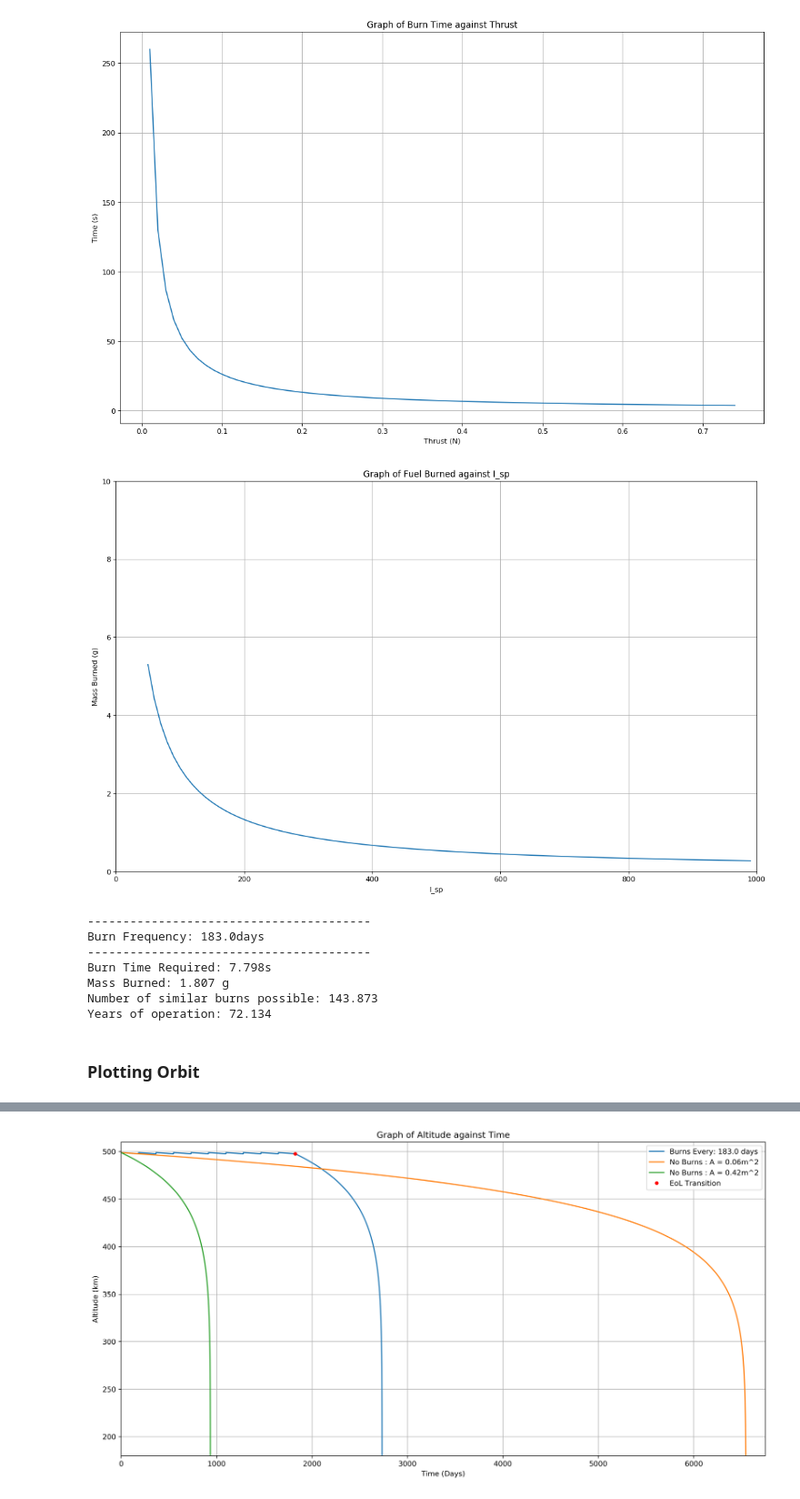
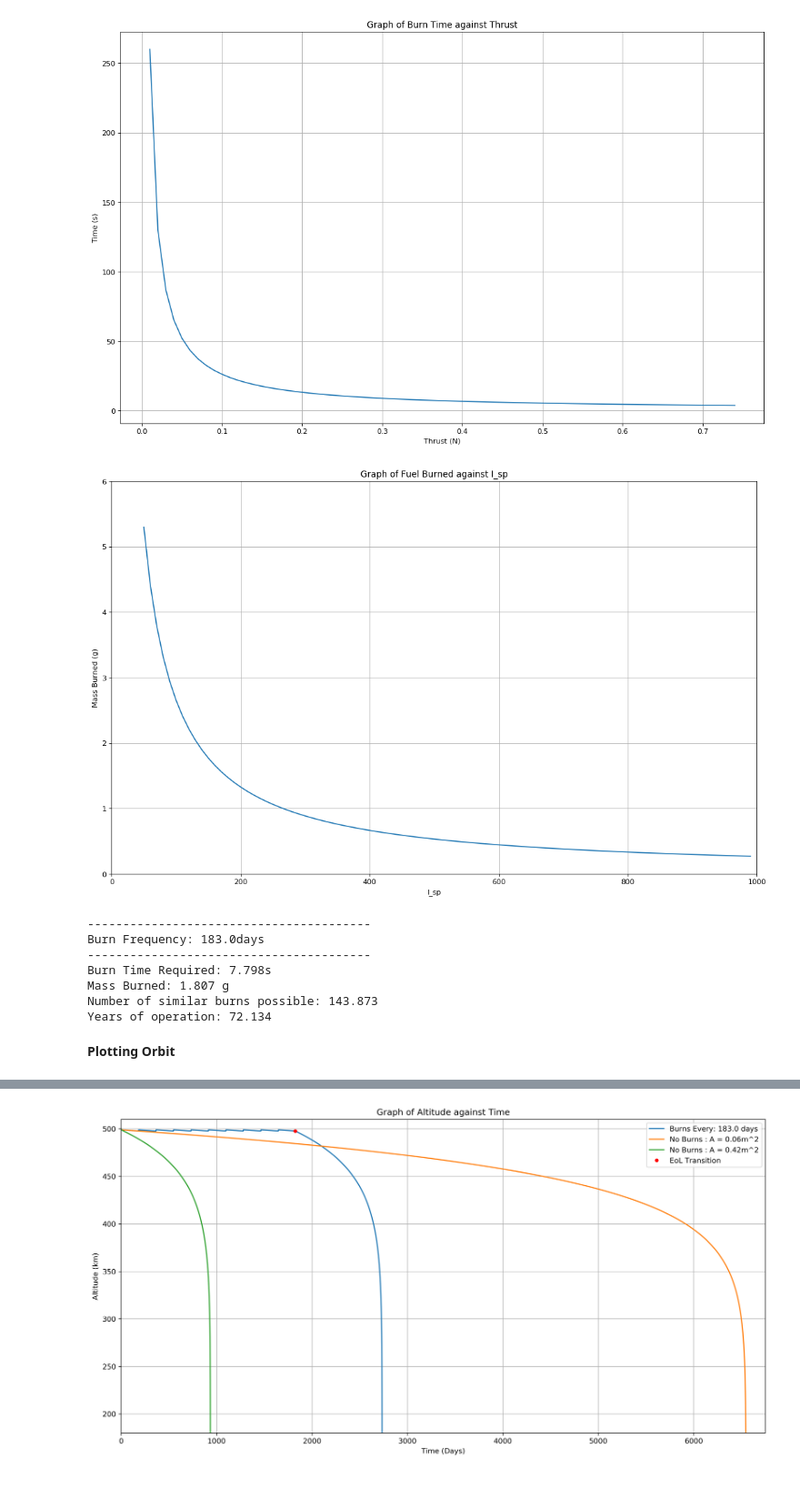
Before and after one commit to dkelsh/conceptual_aerospace_systems_design, a Jupyter notebook: orbitAnalysis.ipynb, the cells around one changed output, grey strips where cells are left out. Shown at 91% size. Drawn from its saved outputs; the diff is of its cells as text; code cells hidden in the pictures.

```diff
--- a/orbitAnalysis.ipynb
+++ b/orbitAnalysis.ipynb
@@ -45,29 +45,23 @@ def orbitDecay(H=500, M=6, A=area, F10=70, Ap=10):
     H1 = 10
     H2 = H
     R = Re + H * 1000
-    P = 2 * math.pi * math.sqrt(R * R * R / Me / G)
+    P = 2 * math.pi * math.sqrt(R ** 3 / Me / G)
 
     # Iterative Numerical Scheme
     while H > 180:
         SH = (900 + 2.5 * (F10 - 70) + 1.5 * Ap) / (27 - 0.012 * (H - 200))
         DN = 6e-10 * math.exp(-(H - 175) / SH)
-        dP = 3 * math.pi * A / M * R * DN * D9
-
-        if H <= H2:
-            Pm = P / 60
-            MM = 1440 / Pm
-            nMM = 1440 / ((P - dP)) / 60
-            H2 = H2 - H1
+        dP = 3 * math.pi * (A / M) * R * DN * D9
 
         P = P - dP
         T = T + dT
-        R = (G * Me * P * P / 4 / math.pi / math.pi) ** .33333
+        R = (G * Me * P ** 2 / 4 / math.pi ** 2) ** .33333
         H = (R - Re) / 1000
 
         time.append(T)
         height.append(H)
 
-#         time.insert(0, 0)
-#         height.insert(0, input_H)
+        time.insert(0, 0)
+        height.insert(0, input_H)
 
     return time, height
@@ -185,22 +233,20 @@ plt.show()
 # %%
-thrust = 500E-3
-i_sp = [x for x in range(50,1000,10)]
+## Plot of Mass Burned against I_sp
+fig = plt.figure(figsize=(16,10), dpi = 80)
 
-tmp_mass_burn = []
+plt.plot(i_sp, tmp_mass_burn)
 
-for j in i_sp:
-    burnTime_req, mass_burn = burnTime(deltaV_req,2,i_sp=j, thrust=j)
-    tmp_mass_burn.append(mass_burn)
-
-fig = plt.figure(figsize=(16,10), dpi = 80)
-plt.plot(i_sp, tmp_mass_burn)
 plt.title('Graph of Fuel Burned against I_sp')
 plt.xlabel('I_sp')
 plt.ylabel('Mass Burned (g)')
-plt.ylim(0,10)
+
+plt.ylim(0,6)
 plt.xlim(0,1000)
+
 plt.grid(True)
 plt.show()
+
+# fig.savefig('plots/burn/fuelBurned_isp.png', bbox_inches='tight')
 # %% [output]
-[figure, old version]
+[figure, new version]
 # %%
@@ -232,5 +274,5 @@ Mass Burned: 1.807 g
 Number of similar burns possible: 143.873
 Years of operation: 72.134
 # %% [markdown]
-### Plotting Orbit
+**Plotting Orbit**
 # %%
```
Also changed, not shown: parts of 32 cells of this notebook.
